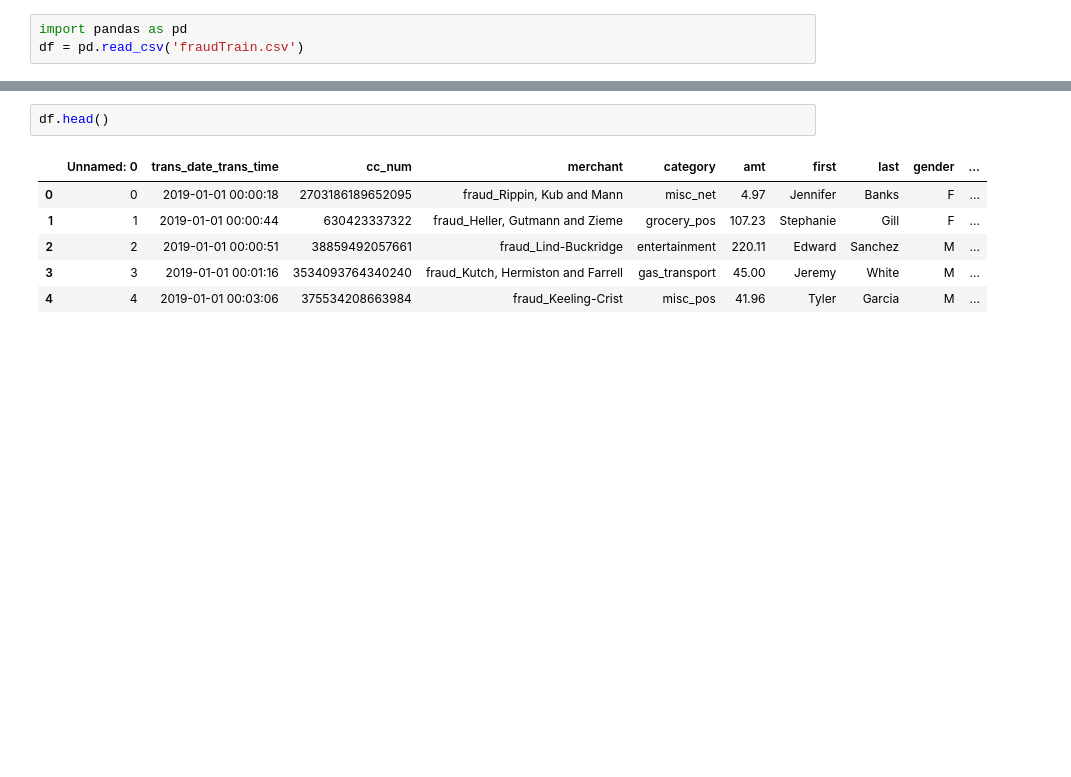
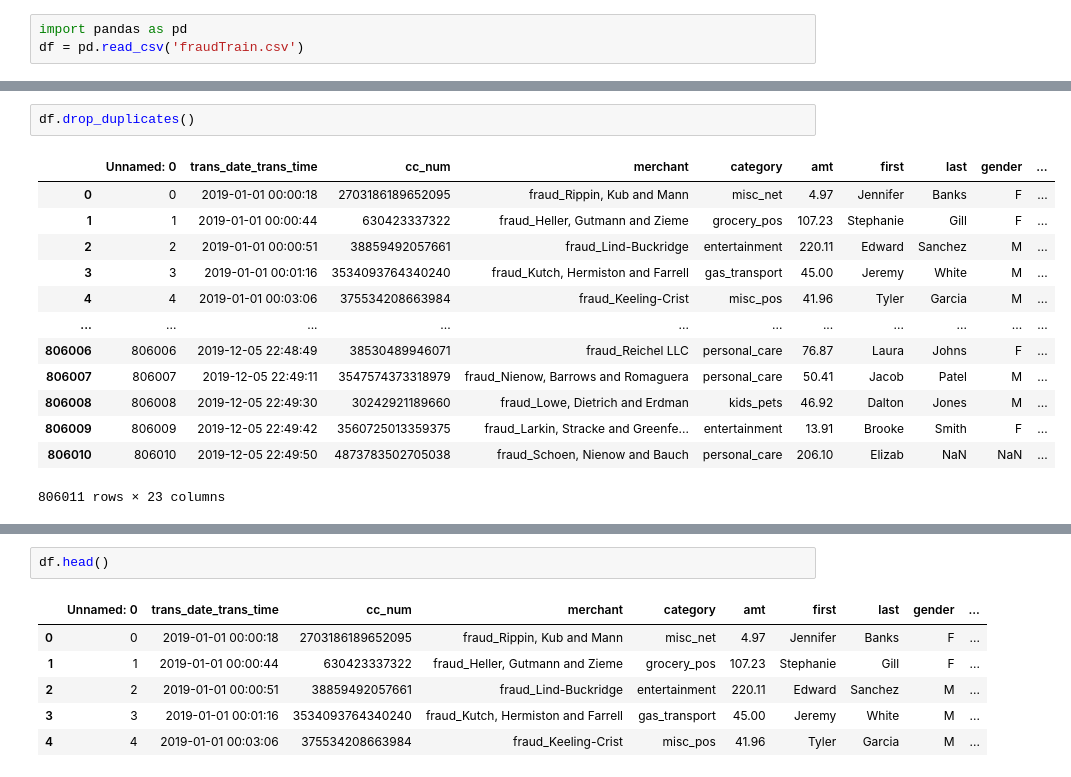
Before and after one commit to naveen03-tech/CodSoft-Machine-Learning-internship, a Jupyter notebook: Task_2.ipynb, the cells around one changed output, grey strips where cells are left out. Saved outputs shown, nothing was run; the diff lists cells and outputs as text; blank space fills up the shorter version.

```diff
--- a/Task_2.ipynb
+++ b/Task_2.ipynb
@@ -26,3 +26,19 @@ df.shape
+# %%
+df.drop_duplicates()
+# %% [output]
+|  | Unnamed: 0 | trans_date_trans_time | cc_num | merchant | category | amt | first | last | gender | ... |
+| 0 | 0 | 2019-01-01 00:00:18 | 2703186189652095 | fraud_Rippin, Kub and Mann | misc_net | 4.97 | Jennifer | Banks | F | ... |
+| 1 | 1 | 2019-01-01 00:00:44 | 630423337322 | fraud_Heller, Gutmann and Zieme | grocery_pos | 107.23 | Stephanie | Gill | F | ... |
+| 2 | 2 | 2019-01-01 00:00:51 | 38859492057661 | fraud_Lind-Buckridge | entertainment | 220.11 | Edward | Sanchez | M | ... |
+| 3 | 3 | 2019-01-01 00:01:16 | 3534093764340240 | fraud_Kutch, Hermiston and Farrell | gas_transport | 45.00 | Jeremy | White | M | ... |
+| 4 | 4 | 2019-01-01 00:03:06 | 375534208663984 | fraud_Keeling-Crist | misc_pos | 41.96 | Tyler | Garcia | M | ... |
+| ... | ... | ... | ... | ... | ... | ... | ... | ... | ... | ... |
+| 806006 | 806006 | 2019-12-05 22:48:49 | 38530489946071 | fraud_Reichel LLC | personal_care | 76.87 | Laura | Johns | F | ... |
+| 806007 | 806007 | 2019-12-05 22:49:11 | 3547574373318979 | fraud_Nienow, Barrows and Romaguera | personal_care | 50.41 | Jacob | Patel | M | ... |
+| 806008 | 806008 | 2019-12-05 22:49:30 | 30242921189660 | fraud_Lowe, Dietrich and Erdman | kids_pets | 46.92 | Dalton | Jones | M | ... |
+| 806009 | 806009 | 2019-12-05 22:49:42 | 3560725013359375 | fraud_Larkin, Stracke and Greenfe... | entertainment | 13.91 | Brooke | Smith | F | ... |
+| 806010 | 806010 | 2019-12-05 22:49:50 | 4873783502705038 | fraud_Schoen, Nienow and Bauch | personal_care | 206.10 | Elizab | NaN | NaN | ... |
+806011 rows × 23 columns
 # %%
 df.isnull()
 # %% [output]
```
Also changed, not shown: parts of 11 cells of this notebook.
